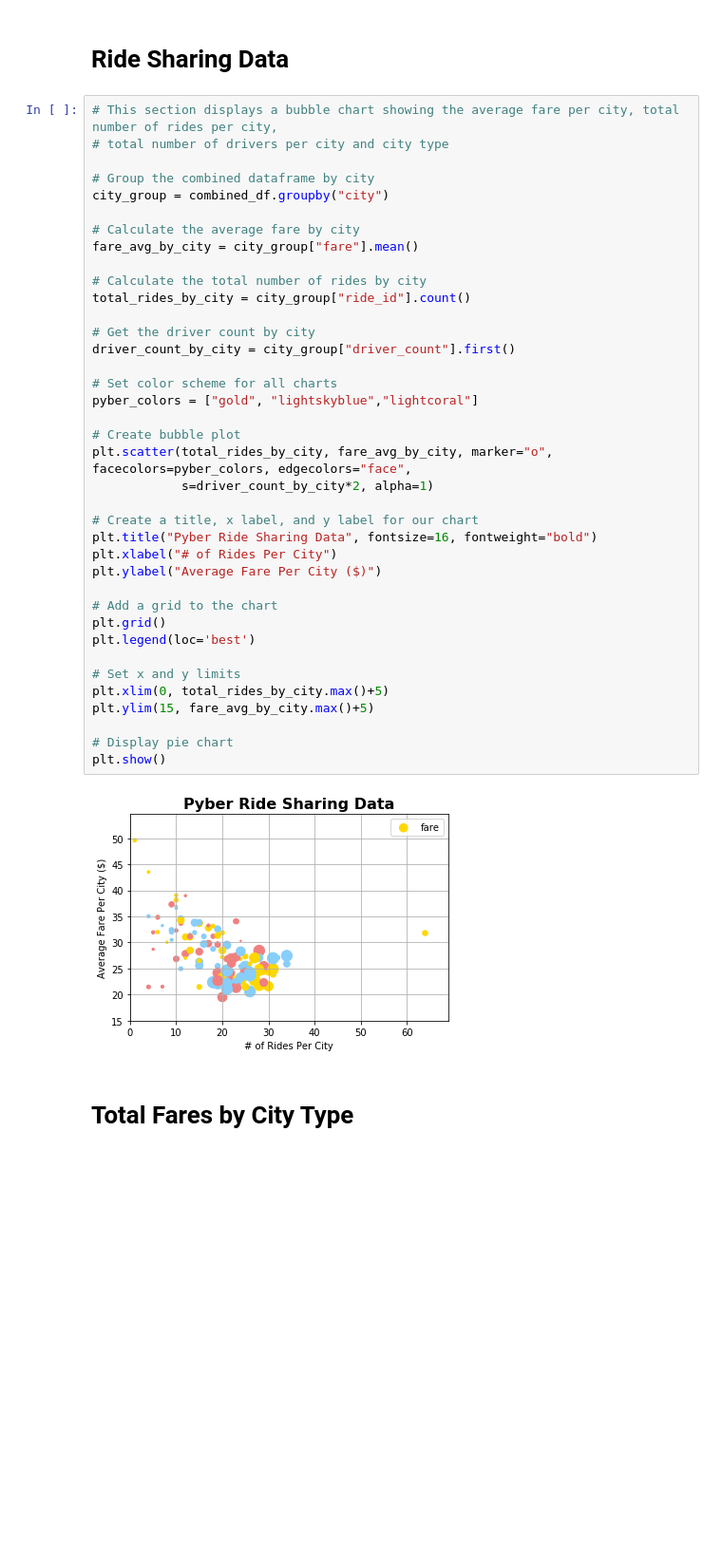
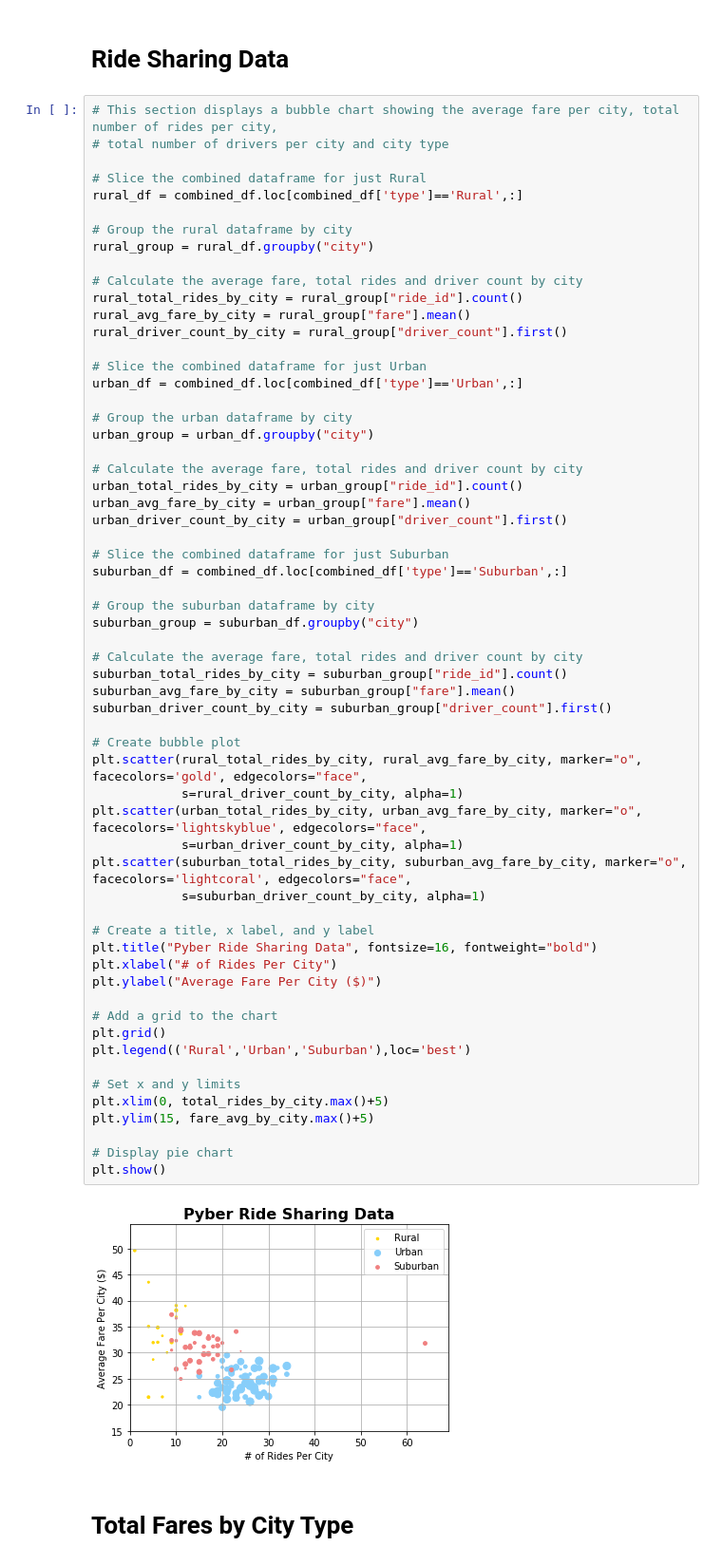
Before and after one commit to spencerrand/Ride-Sharing-Analysis, a Jupyter notebook: Pyber/main.ipynb, the cells around one changed output. Shown at 95% size. Cells and saved outputs as stored; diff of their text form; blank space fills up the shorter version.

Commit message:
Pyber

```diff
--- a/Pyber/main.ipynb
+++ b/Pyber/main.ipynb
@@ -105,43 +122,65 @@ dtype: int64
 # %%
 # This section displays a bubble chart showing the average fare per city, total number of rides per city,
 # total number of drivers per city and city type
 
-# Group the combined dataframe by city
-city_group = combined_df.groupby("city")
+# Slice the combined dataframe for just Rural
+rural_df = combined_df.loc[combined_df['type']=='Rural',:]
 
-# Calculate the average fare by city
-fare_avg_by_city = city_group["fare"].mean()
+# Group the rural dataframe by city
+rural_group = rural_df.groupby("city")
 
-# Calculate the total number of rides by city
-total_rides_by_city = city_group["ride_id"].count()
+# Calculate the average fare, total rides and driver count by city
+rural_total_rides_by_city = rural_group["ride_id"].count()
+rural_avg_fare_by_city = rural_group["fare"].mean()
+rural_driver_count_by_city = rural_group["driver_count"].first()
 
-# Get the driver count by city
-driver_count_by_city = city_group["driver_count"].first()
+# Slice the combined dataframe for just Urban
+urban_df = combined_df.loc[combined_df['type']=='Urban',:]
 
-# Set color scheme for all charts
-pyber_colors = ["gold", "lightskyblue","lightcoral"]
+# Group the urban dataframe by city
+urban_group = urban_df.groupby("city")
+
+# Calculate the average fare, total rides and driver count by city
+urban_total_rides_by_city = urban_group["ride_id"].count()
+urban_avg_fare_by_city = urban_group["fare"].mean()
+urban_driver_count_by_city = urban_group["driver_count"].first()
+
+# Slice the combined dataframe for just Suburban
+suburban_df = combined_df.loc[combined_df['type']=='Suburban',:]
+
+# Group the suburban dataframe by city
+suburban_group = suburban_df.groupby("city")
+
+# Calculate the average fare, total rides and driver count by city
+suburban_total_rides_by_city = suburban_group["ride_id"].count()
+suburban_avg_fare_by_city = suburban_group["fare"].mean()
+suburban_driver_count_by_city = suburban_group["driver_count"].first()
 
 # Create bubble plot
-plt.scatter(total_rides_by_city, fare_avg_by_city, marker="o", facecolors=pyber_colors, edgecolors="face",
-            s=driver_count_by_city*2, alpha=1)
+plt.scatter(rural_total_rides_by_city, rural_avg_fare_by_city, marker="o", facecolors='gold', edgecolors="face",
+            s=rural_driver_count_by_city, alpha=1)
+plt.scatter(urban_total_rides_by_city, urban_avg_fare_by_city, marker="o", facecolors='lightskyblue', edgecolors="face",
+            s=urban_driver_count_by_city, alpha=1)
+plt.scatter(suburban_total_rides_by_city, suburban_avg_fare_by_city, marker="o", facecolors='lightcoral', edgecolors="face",
+            s=suburban_driver_count_by_city, alpha=1)
 
-# Create a title, x label, and y label for our chart
+# Create a title, x label, and y label
 plt.title("Pyber Ride Sharing Data", fontsize=16, fontweight="bold")
 plt.xlabel("# of Rides Per City")
 plt.ylabel("Average Fare Per City ($)")
 
 # Add a grid to the chart
 plt.grid()
-plt.legend(loc='best')
+plt.legend(('Rural','Urban','Suburban'),loc='best')
 
 # Set x and y limits
 plt.xlim(0, total_rides_by_city.max()+5)
 plt.ylim(15, fare_avg_by_city.max()+5)
 
 # Display pie chart
 plt.show()
 # %% [output]
-[figure, old version]
+[figure, new version]
 # %% [markdown]
 <h1>Total Fares by City Type</h1>
 # %%
```
Also changed, not shown: parts of 1 cell of this notebook.
